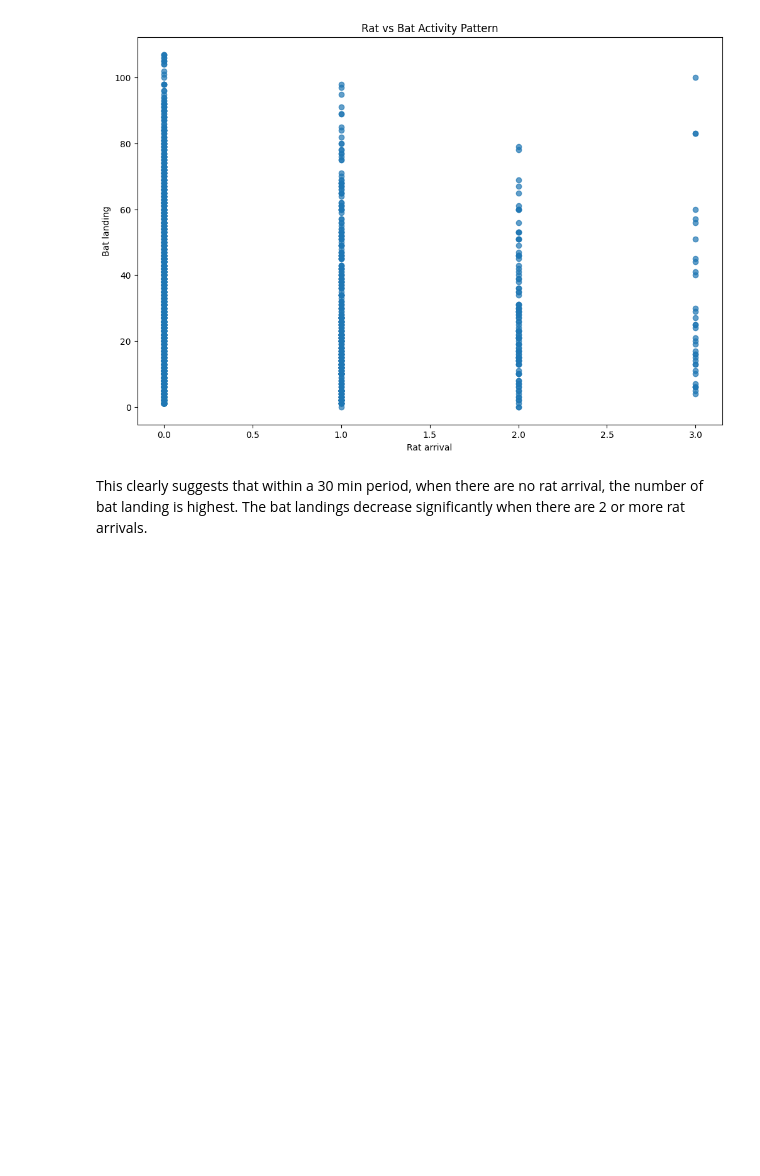
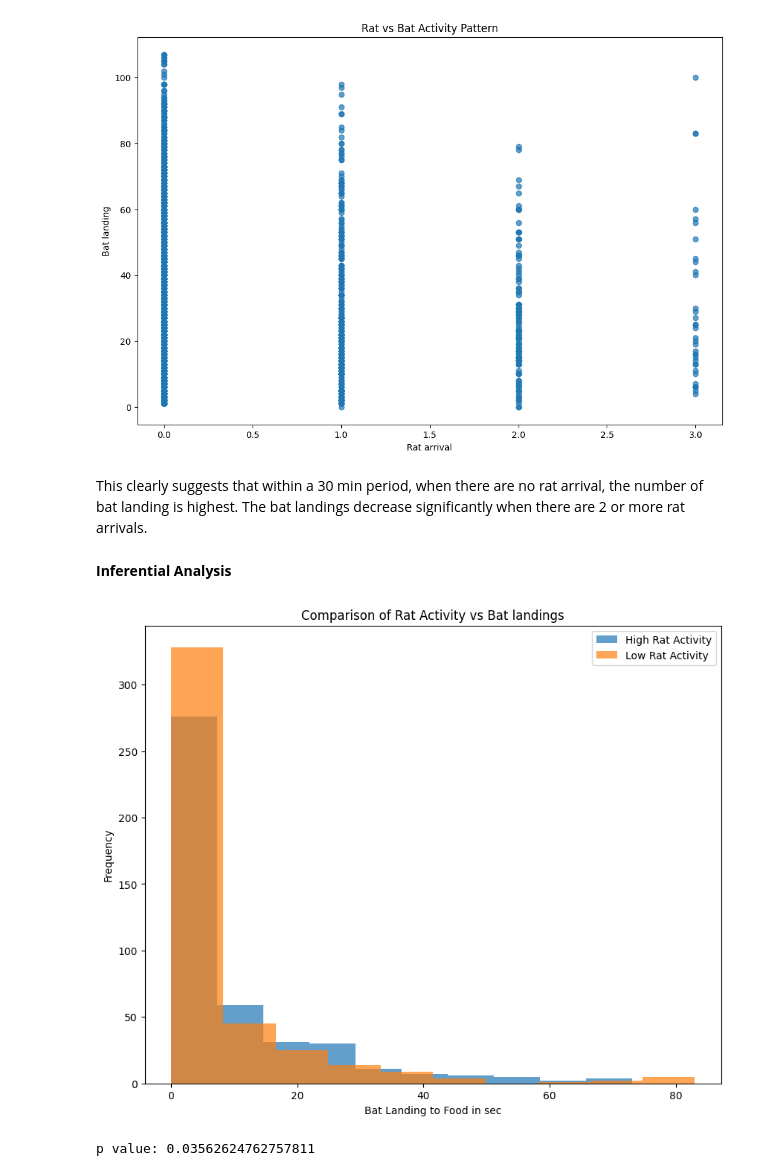
Before and after one commit to shushil555/HIT-140-Foundations-of-Data-Science-Assesment-3, a Jupyter notebook: Bat_vs_Rat_Analysis.ipynb, the cells around one changed output. Drawn from its saved outputs; the diff is of its cells as text; code cells hidden in the pictures; blank space fills up the shorter version.

Commit message:
inferential analysis done.

```diff
--- a/Bat_vs_Rat_Analysis.ipynb
+++ b/Bat_vs_Rat_Analysis.ipynb
@@ -146,3 +148,30 @@ plt.show()
 [figure]
 # %% [markdown]
 This clearly suggests that within a 30 min period, when there are no rat arrival, the number of bat landing is highest. The bat landings decrease significantly when there are 2 or more rat arrivals.
+# %% [markdown]
+**Inferential Analysis**
+# %%
+#t-test on bat_landing_to_food (vigilance)
+#Lets create two groups from dataset1 "seconds_after_rat_arrival"
+#1- High rat activity
+#2-Low rat activity
+
+median_seconds=df1['seconds_after_rat_arrival'].median()
+high_rat_activity=df1[df1['seconds_after_rat_arrival']> median_seconds]['bat_landing_to_food']      #high rat activity- bat lands soon after rat arrives (high risk)
+low_rat_activity=df1[df1['seconds_after_rat_arrival']<= median_seconds]['bat_landing_to_food']      #low- bat lands after some time (low risk)
+
+t_stat, p_value=ttest_ind(high_rat_activity,low_rat_activity)           #Calculating t-stat and p-value
+
+plt.figure(figsize=(10,8))
+plt.hist(high_rat_activity, alpha=0.7, label="High Rat Activity")
+plt.hist(low_rat_activity, alpha=0.7,label="Low Rat Activity")
+plt.xlabel("Bat Landing to Food in sec")
+plt.ylabel('Frequency')
+plt.title('Comparison of Rat Activity vs Bat landings')
+plt.legend()
+plt.show()
+
+print("p value:", p_value)
+# %% [output]
+[figure, added]
+p value: 0.03562624762757811
```
Also changed, not shown: parts of 7 cells of this notebook.
